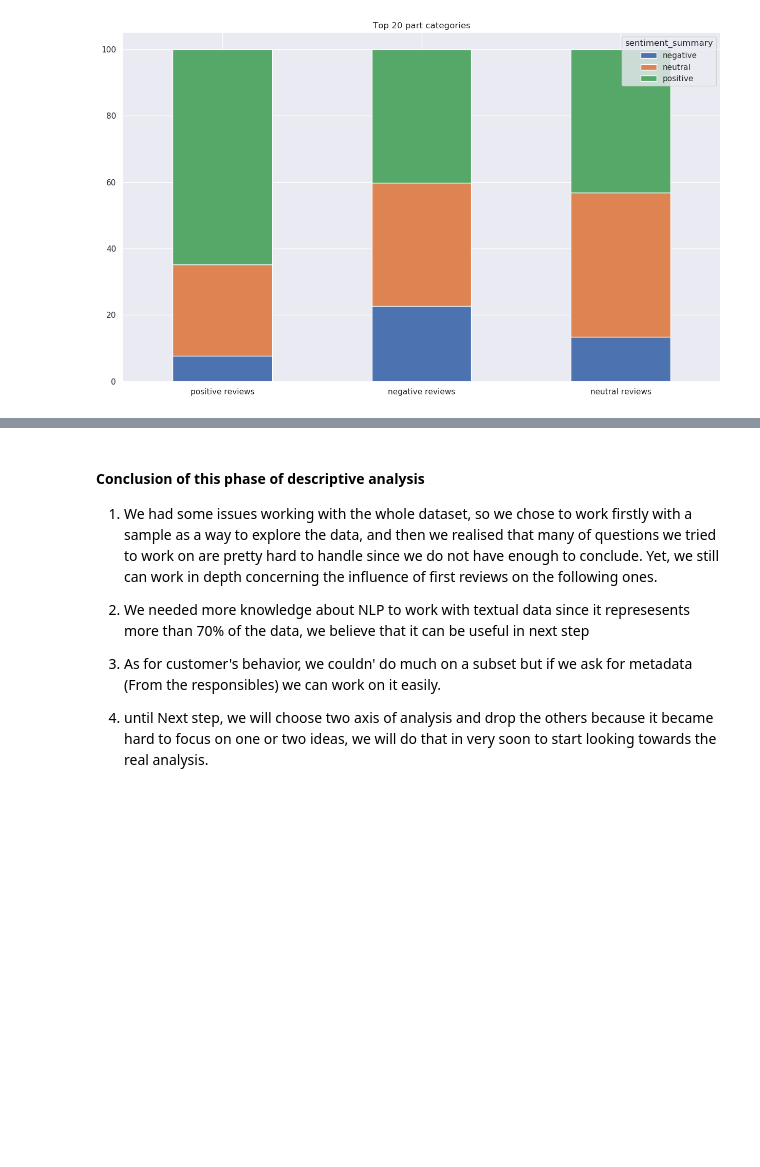
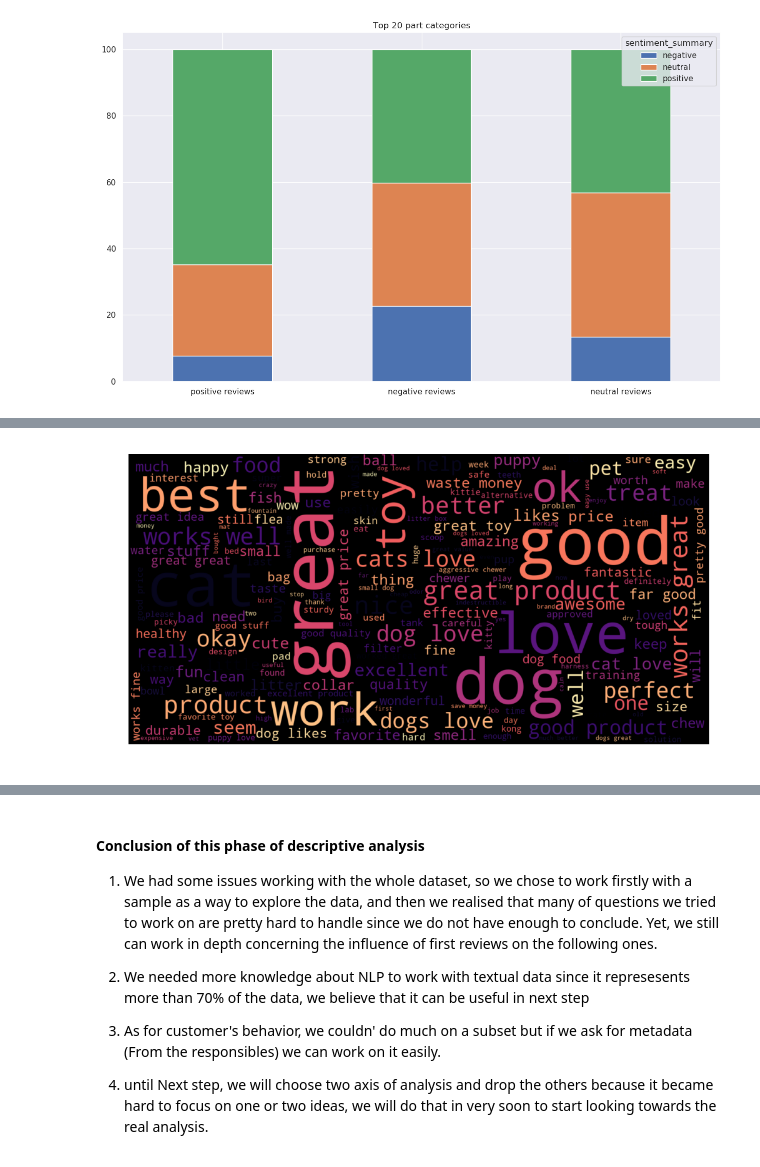
Before and after one commit to epfl-ada-project-amazon/data-analysis, a Jupyter notebook: project.ipynb, the cells around one changed output, grey strips where cells are left out. Drawn from its saved outputs; the diff is of its cells as text; code cells hidden in the pictures; blank space fills up the shorter version.

Commit message:
Add wordcloud

```diff
--- a/project.ipynb
+++ b/project.ipynb
@@ -604,0 +608,22 @@ final.T.plot(kind='bar', stacked=True, rot=0, figsize=(15,9), title="Top 20 part
+# %%
+neg_pos = df[df.sentiment_review =='negative']
+neg_pos = neg_pos[neg_pos.sentiment_summary =='positive']
+#neg_pos = neg_pos['summary'].values.tolist()
+
+#Flatten
+#neg_pos = [ i.split() for i in neg_pos]
+#neg_pos = [item for sublist in neg_pos for item in sublist]
+# %%
+summaries = []
+for t in neg_pos.summary:
+    summaries.append(t.lower())
+summaries = pd.Series(summaries).str.cat(sep=' ')
+from wordcloud import WordCloud
+
+wordcloud = WordCloud(width=1600, height=800,max_font_size=200,background_color='black',colormap='magma',max_words=200).generate(summaries)
+plt.figure(figsize=(12,10))
+plt.imshow(wordcloud, interpolation="bilinear")
+plt.axis("off")
+plt.show()
+# %% [output]
+[figure, added]
```
Also changed, not shown: parts of 3 cells of this notebook.
